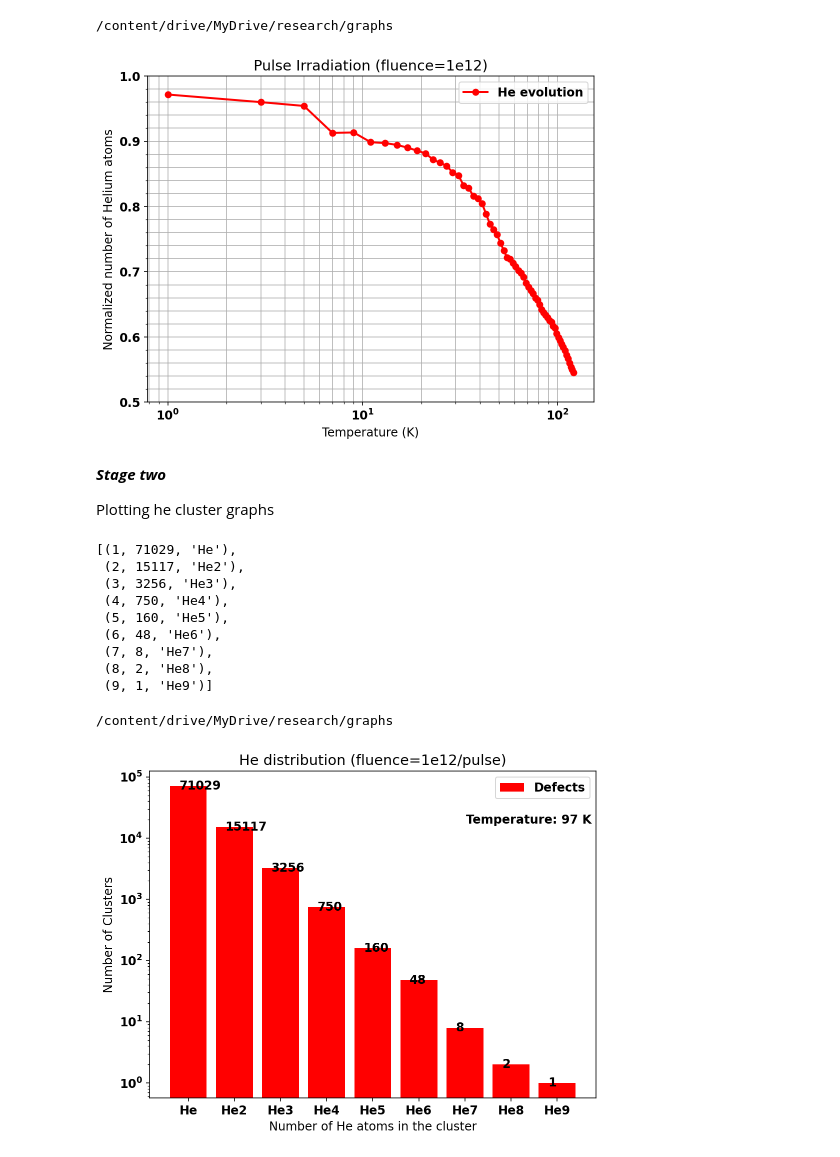
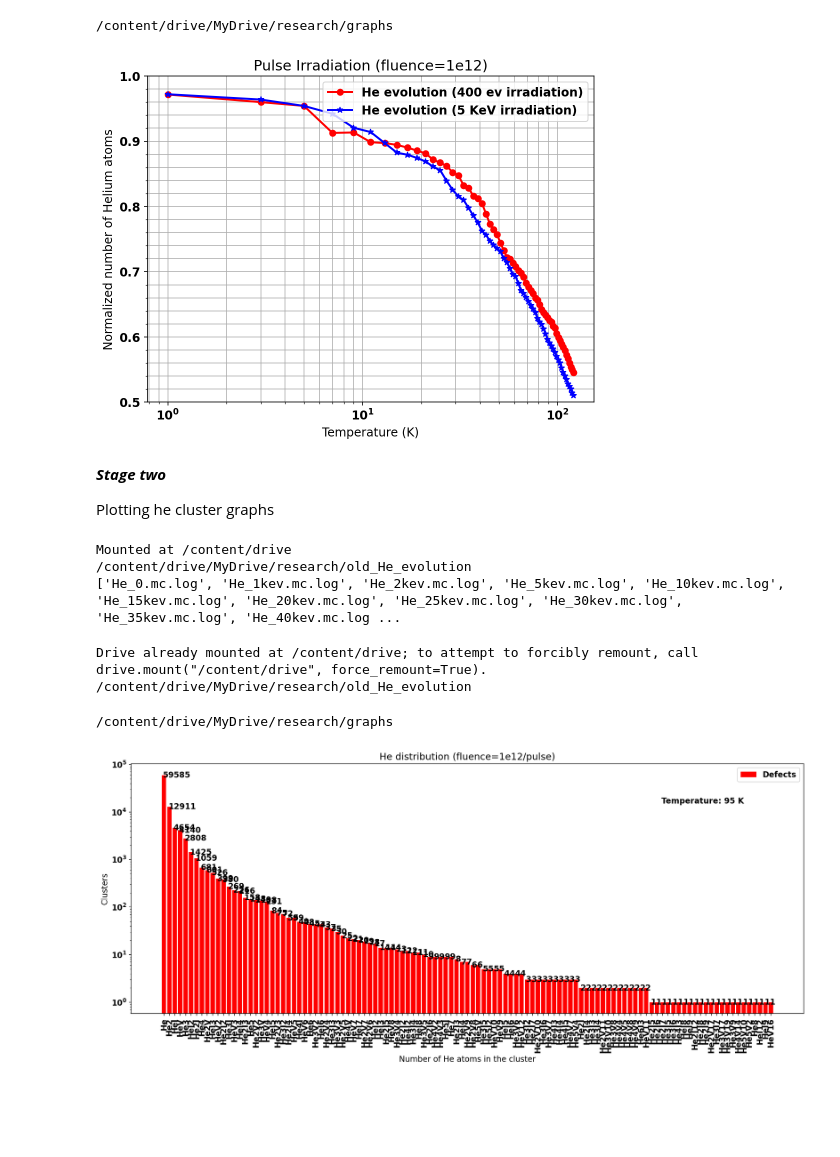
Before and after one commit to dell-datascience/Image_classifier_project, a Jupyter notebook: old_He_evolution.ipynb, the cells around one changed output. Saved outputs shown, nothing was run; the diff lists cells and outputs as text; code cells hidden in the pictures; blank space fills up the shorter version.

```diff
--- a/old_He_evolution.ipynb
+++ b/old_He_evolution.ipynb
@@ -107,7 +111,8 @@ trapped=[He]
 
 inserted=[x*2400 for x in np.arange(1,62)]
 
-r1=np.divide(trapped[0],inserted)
+He=np.divide(He,inserted)
+He_1kev=np.divide(He_1kev,inserted)
 # r2=np.divide(trapped[1],inserted)
 # r5=np.divide(trapped[2],inserted)
 # r10=np.divide(trapped[3],inserted)
@@ -126,7 +131,8 @@ ax.set_xscale("log")
 plt.ylim([0.5,1])
 ax.tick_params(axis='y', which='minor', bottom=True)
 
-ax.plot(time,r1, linewidth=2, marker='o',label='He evolution',color='r');
+ax.plot(time,He, linewidth=2, marker='o',label='He evolution (400 ev irradiation)',color='r');
+ax.plot(time,He_1kev, linewidth=2, marker='*',label='He evolution (5 KeV irradiation)',color='b');
 ax.grid(which='both',axis='both')
 # ax.plot(time,r2, linewidth=2, label='1KeV')
 # ax.plot(time,r5, linewidth=2, label='2KeV')
@@ -141,7 +147,7 @@ ax.set_xlabel('Temperature (K)')
 ax.set_ylabel('Normalized number of Helium atoms')
 ax.set_title('Pulse Irradiation (fluence=1e12)');
 ax.legend(facecolor ='white',loc='upper right',);
-plt.savefig('He_evolution',dpi=2000)
+# plt.savefig('He_evolution_400ev_vr_5kev',dpi=2000)
 # %% [output]
 /content/drive/MyDrive/research/graphs
-[figure, old version]
+[figure, new version]
@@ -153,21 +161,27 @@ Plotting he cluster graphs
 '''
 This function is designed to plot the defects distribution at any epoch of the simulation
 '''
-
+load()
 files=list(listdir('/content/drive/MyDrive/research/old_He_evolution'))
 def convert(str):
     return int("".join(re.findall("\d", str)))
 files.sort(key=convert)
-files
+print(files)
 
-def plotepoch(epoch):
+def plotepoch(epoch,a):
+  load()
+  files=list(listdir('/content/drive/MyDrive/research/old_He_evolution'))
+  def convert(str):
+      return int("".join(re.findall("\d", str)))
+  files.sort(key=convert)
+  files
   dic={}                    #dictionary to hold values for each run
   mydata=[]                 #list to append data
   start,end=[],[]           #get the beginning and end of the lines for each run
   trap=0
   all_info=[]
   num=200                    #number of run
-  a=1                        #specify file
+  # a=a                       #specify file
   pka=files[a]
   data=open(pka,'rt')     #open the logfile as readtext
   for j in range(2,num+1,1):  #iterator to loop through logfile based on number of runs
@@ -186,7 +200,7 @@ def plotepoch(epoch):
     dic[i]=dic.get(i,val)                           #add values to dictionary
 
   epoch=epoch
-  for idx in range(0,len(dic[epoch])):            #for each iteration
+  for idx in range(0,len(dic[epoch]),1):            #for each iteration
     if (re.findall('He',dic[epoch][idx]) ):
         # or re.findall('He[A-Z]',dic[epoch][idx]) ): #if HenVn or HenIn or HeV or Hen
       # print(re.findall('He.+',dic[epoch][idx]))      #checkpoint      # display epoch defects stats
@@ -200,44 +214,45 @@ def plotepoch(epoch):
       # print(size_count_name)                               #checkpoint #Number of He in Hen or HeI, count
       all_info.append(size_count_name)
   return all_info
+# %% [output]
+Mounted at /content/drive
+/content/drive/MyDrive/research/old_He_evolution
+['He_0.mc.log', 'He_1kev.mc.log', 'He_2kev.mc.log', 'He_5kev.mc.log', 'He_10kev.mc.log', 'He_15kev.mc.log', 'He_20kev.mc.log', 'He_25kev.mc.log', 'He_30kev.mc.log', 'He_35kev.mc.log', 'He_40kev.mc.log ...
 # %%
-all_info=plotepoch(47)
-all_info.sort(key=lambda y: y[0])
-all_info
+
+all_info=plotepoch(48,3)                         # var1=epoch, var2=file
+all_info.sort(key=lambda y: y[1],reverse=True)   # sort by defect counts
+# all_info
 # %% [output]
-[(1, 71029, 'He'),
- (2, 15117, 'He2'),
- (3, 3256, 'He3'),
- (4, 750, 'He4'),
- (5, 160, 'He5'),
- (6, 48, 'He6'),
- (7, 8, 'He7'),
- (8, 2, 'He8'),
- (9, 1, 'He9')]
+Drive already mounted at /content/drive; to attempt to forcibly remount, call drive.mount("/content/drive", force_remount=True).
+/content/drive/MyDrive/research/old_He_evolution
 # %%
 cluster_size=[int(x) for x,y,z in all_info]                             # list of cluster size
 x=range(1,len(cluster_size)+1)                                          # get range of numbers to plot x-axis
 cluster_count=[int(y) for x,y,z in all_info]                            # list of of cluster counts
 cluster_name=[z for x,y,z in all_info]                                  # list of cluster names
+
 plt.rcParams.update({'font.size': 12,'font.weight':'bold'})             # bolden scales and labels
-fig, ax =plt.subplots(figsize=(8,6))                                    # define canvas size
+fig, ax =plt.subplots(figsize=(15,6))                                    # define canvas size
 ax.set_yscale("log")                                                    # set y-axis to log scale to expose different scale brackets
 ax.bar(x,cluster_count,color='r',label='Defects')                                       # Plot
-# ax.grid(which='Major',axis='both')                                      #show major gridlines
+plt.tight_layout()
+plt.xticks(rotation=90)
+# ax.grid(which='Major',axis='both')                                    #show major gridlines
 # set the ticks and labels
 ax.set_xticks(x)                                                        # replace x_ticks with cluster names
 _ = ax.set_xticklabels(cluster_name)                                    # replace x_ticks with cluster names
 
 for i in range(1,len(all_info)+1):                                      # display the bar values ontop of bar
   plt.text(i-0.2,all_info[i-1][1], str(all_info[i-1][1]),va='center')
 
-ax.text(0.85, 0.85,'Temperature: 97 K', ha='center', va='center', transform=ax.transAxes)
+ax.text(0.85, 0.85,'Temperature: 95 K', ha='center', va='center', transform=ax.transAxes)
 ax.set_xlabel('Number of He atoms in the cluster');
-ax.set_ylabel('Number of Clusters');
+ax.set_ylabel('Clusters');
 ax.set_title('He distribution (fluence=1e12/pulse)');
 ax.legend(facecolor ='white',loc='upper right');
 %cd '/content/drive/MyDrive/research/graphs'
-plt.savefig('He_distribution_97K',dpi=2000)
+# plt.savefig('He_distribution95K_5Kev',dpi=2000,bbox_inches="tight");
 # %% [output]
 /content/drive/MyDrive/research/graphs
-[figure, old version]
+[figure, new version]
```
Also changed, not shown: parts of 13 cells of this notebook.
